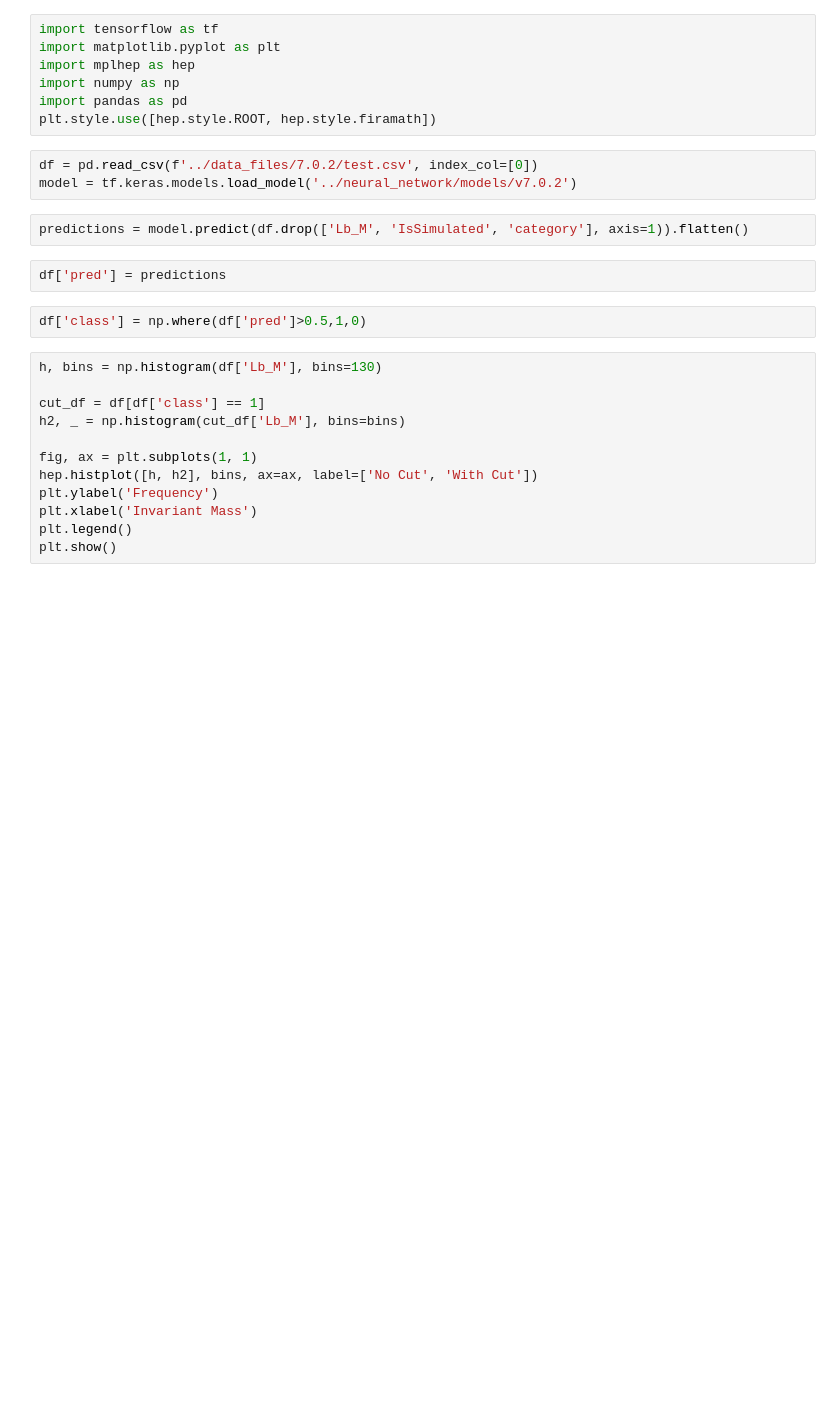
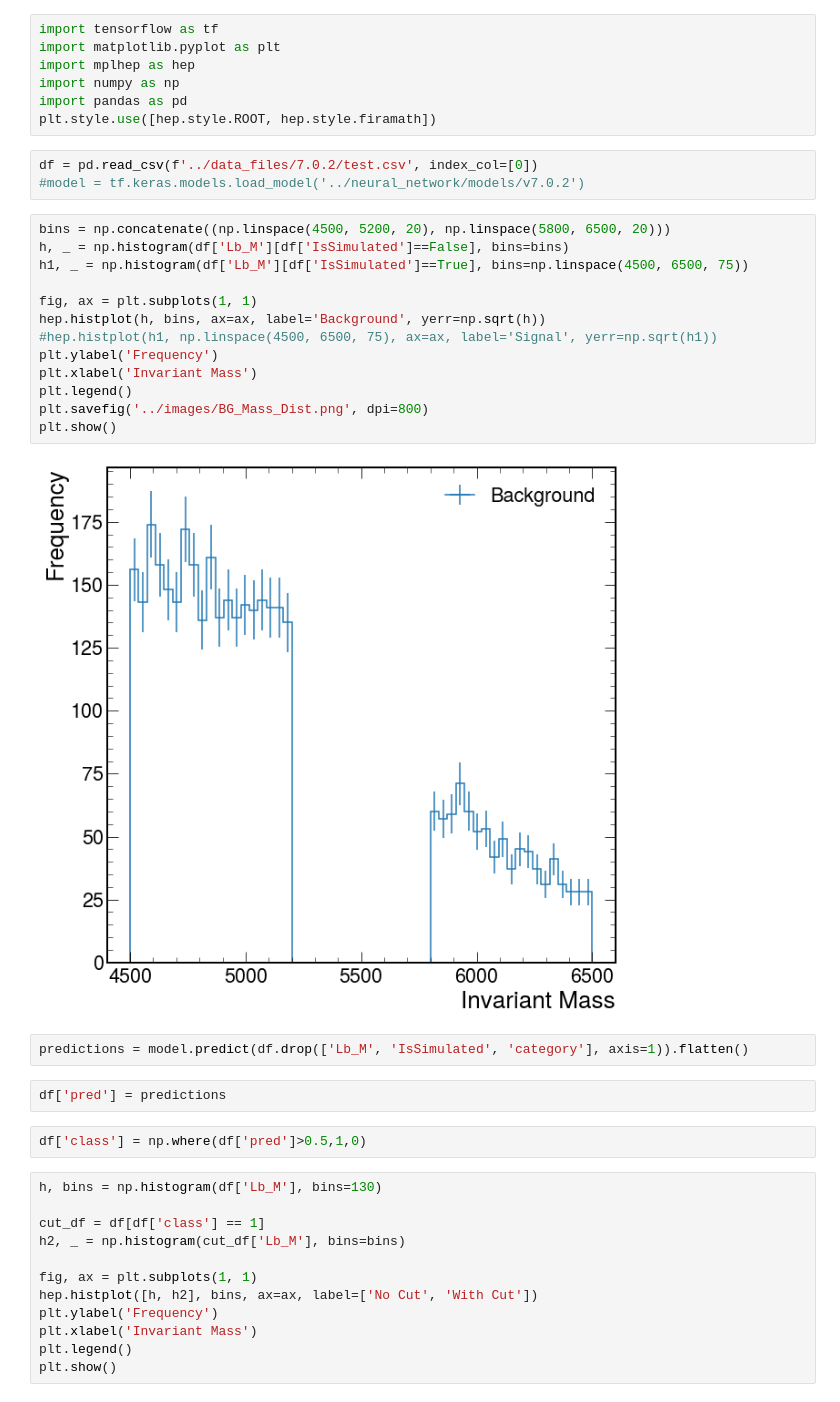
Before and after one commit to ChandlerKenworthy/Y4RareDecayProject, a Jupyter notebook: model_evaluation/mass_distribution.ipynb, the cells around one changed output. Drawn from its saved outputs; the diff is of its cells as text; blank space fills up the shorter version.

Commit message:
Made LHCb style plots for seminar

```diff
--- a/model_evaluation/mass_distribution.ipynb
+++ b/model_evaluation/mass_distribution.ipynb
@@ -7,7 +7,22 @@ import pandas as pd
 plt.style.use([hep.style.ROOT, hep.style.firamath])
 # %%
 df = pd.read_csv(f'../data_files/7.0.2/test.csv', index_col=[0])
-model = tf.keras.models.load_model('../neural_network/models/v7.0.2')
+#model = tf.keras.models.load_model('../neural_network/models/v7.0.2')
+# %%
+bins = np.concatenate((np.linspace(4500, 5200, 20), np.linspace(5800, 6500, 20)))
+h, _ = np.histogram(df['Lb_M'][df['IsSimulated']==False], bins=bins)
+h1, _ = np.histogram(df['Lb_M'][df['IsSimulated']==True], bins=np.linspace(4500, 6500, 75))
+
+fig, ax = plt.subplots(1, 1)
+hep.histplot(h, bins, ax=ax, label='Background', yerr=np.sqrt(h))
+#hep.histplot(h1, np.linspace(4500, 6500, 75), ax=ax, label='Signal', yerr=np.sqrt(h1))
+plt.ylabel('Frequency')
+plt.xlabel('Invariant Mass')
+plt.legend()
+plt.savefig('../images/BG_Mass_Dist.png', dpi=800)
+plt.show()
+# %% [output]
+[figure, added]
 # %%
 predictions = model.predict(df.drop(['Lb_M', 'IsSimulated', 'category'], axis=1)).flatten()
 # %%
```
Also changed, not shown: 1 other file.
